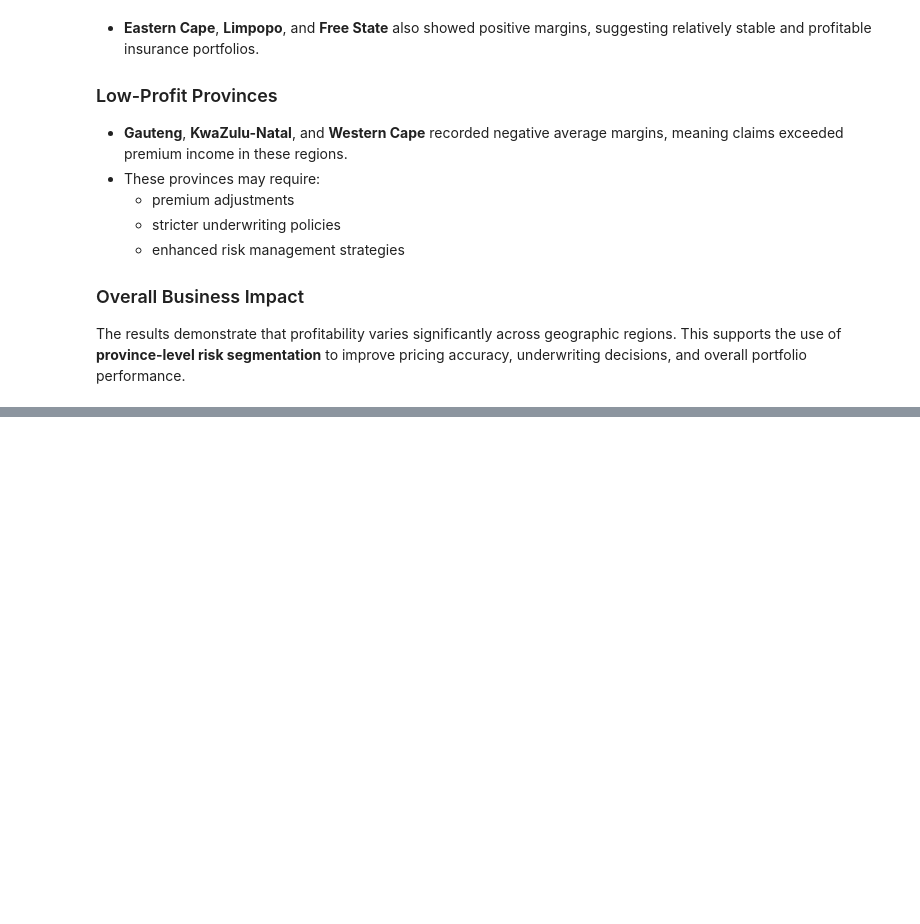
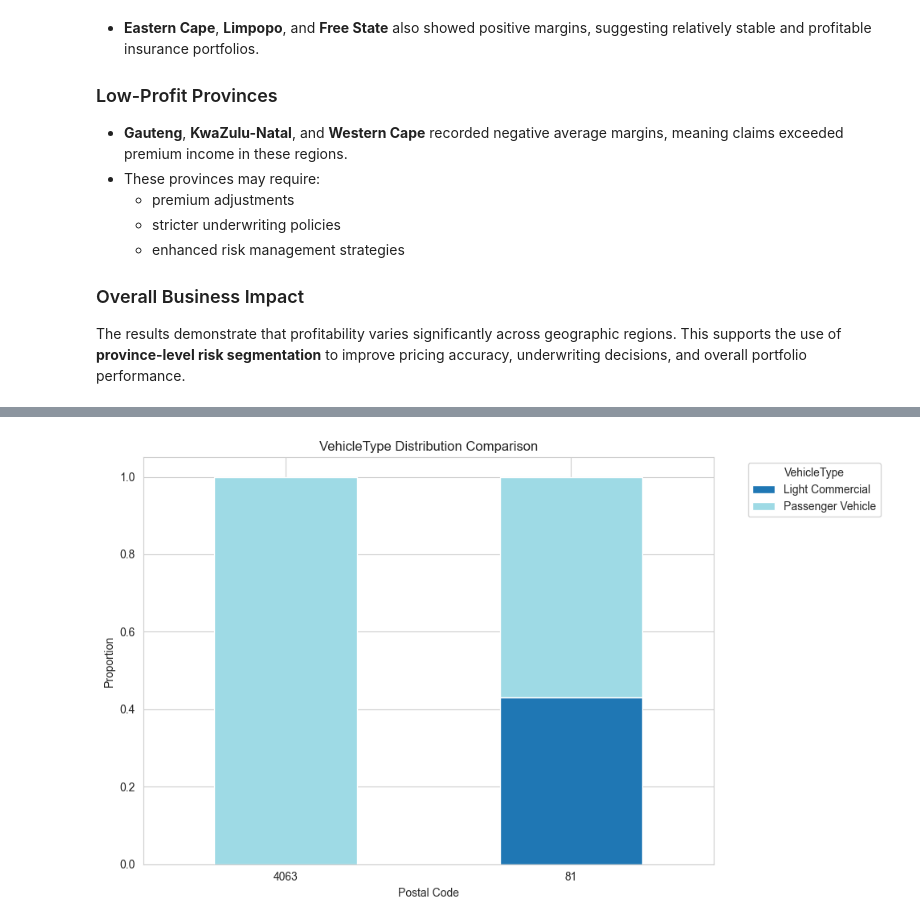
Before and after one commit to bemnetne/End-to-End-Insurance-Risk-Analytics-Predictive-Modeling, a Jupyter notebook: notebooks/eda.ipynb, the cells around one changed output, grey strips where cells are left out. Cells and saved outputs as stored; diff of their text form; code cells hidden in the pictures; blank space fills up the shorter version.

```diff
--- a/notebooks/eda.ipynb
+++ b/notebooks/eda.ipynb
@@ -1055,0 +1299,80 @@ The results demonstrate that profitability varies significantly across geographi
+# %%
+# =========================================
+# SELECT ZIP CODES
+# =========================================
+
+zip_a = 4063     # Lower-risk zip code
+zip_b = 81    # Higher-risk zip code
+
+zip_compare = df[
+    df['PostalCode'].isin([zip_a, zip_b])
+].copy()
+
+# Convert PostalCode to string
+zip_compare['PostalCode'] = zip_compare[
+    'PostalCode'
+].astype(str)
+
+# =========================================
+# FEATURES TO COMPARE
+# =========================================
+
+comparison_features = [
+    'VehicleType',
+    'Product',
+    'CoverGroup'
+]
+
+# =========================================
+# GENERATE COMPARISON PLOTS
+# =========================================
+
+for feature in comparison_features:
+
+    # Select top categories
+    top_categories = (
+        zip_compare[feature]
+        .value_counts()
+        .head(5)
+        .index
+    )
+
+    filtered_df = zip_compare[
+        zip_compare[feature].isin(top_categories)
+    ]
+
+    # Crosstab with proportions
+    plot_data = pd.crosstab(
+        filtered_df['PostalCode'],
+        filtered_df[feature],
+        normalize='index'
+    )
+
+    # Plot
+    plot_data.plot(
+        kind='bar',
+        stacked=True,
+        figsize=(10,6),
+        colormap='tab20'
+    )
+
+    plt.title(
+        f'{feature} Distribution Comparison'
+    )
+
+    plt.xlabel('Postal Code')
+
+    plt.ylabel('Proportion')
+
+    plt.xticks(rotation=0)
+
+    plt.legend(
+        title=feature,
+        bbox_to_anchor=(1.05, 1)
+    )
+
+    plt.tight_layout()
+
+    plt.show()
+# %% [output]
+[figure, added]
```
Also changed, not shown: parts of 31 cells of this notebook, 1 other file.
